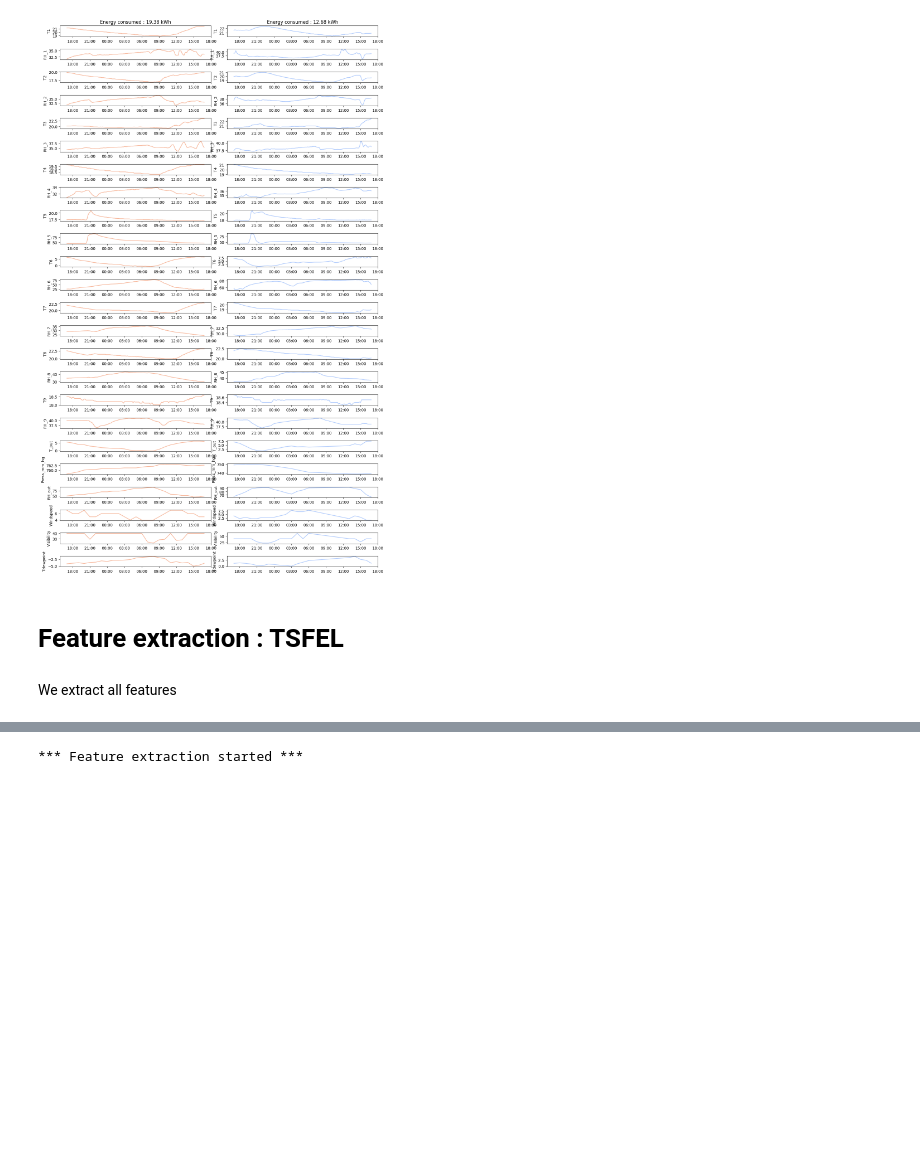
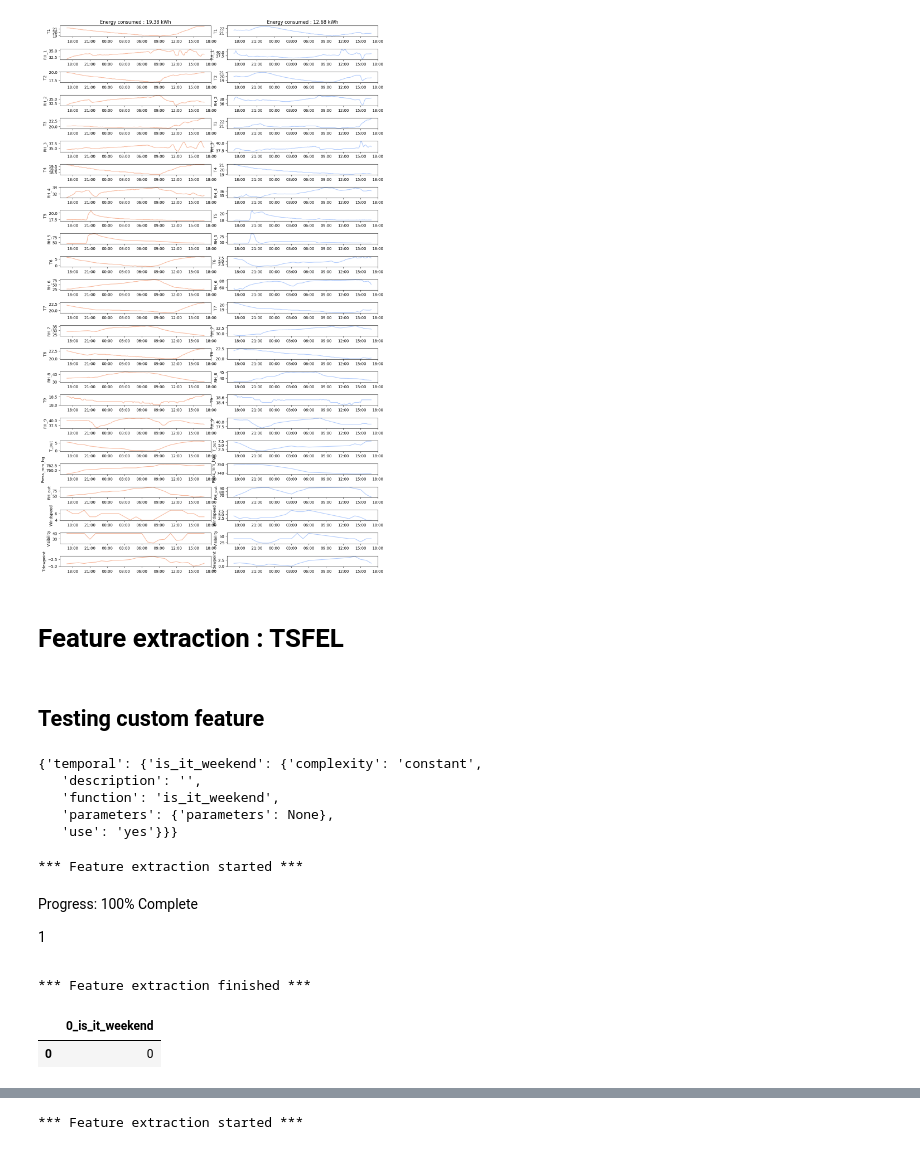
Before and after one commit to nour-m-bouayed/TSFEL_Review, a Jupyter notebook: TSFEL_ExtrinsicRegression.ipynb, the cells around one changed output, grey strips where cells are left out. Cells and saved outputs as stored; diff of their text form; code cells hidden in the pictures; blank space fills up the shorter version.

```diff
--- a/TSFEL_ExtrinsicRegression.ipynb
+++ b/TSFEL_ExtrinsicRegression.ipynb
@@ -100,5 +92,27 @@ for (j,sample) in list(samples.iterrows()):
 [figure]
 # %% [markdown]
 # Feature extraction : TSFEL
-# %% [markdown]
-We extract all features
+# %% [markdown]
+## Testing custom feature
+# %%
+#Custom feature : is_it_weekend
+cfg_custom = tsfel.get_features_by_domain(json_path='custom_code/features.json')
+# cfg_custom['temporal']['is_it_weekend']
+cfg_custom = {'temporal':{'is_it_weekend':cfg_custom['temporal']['is_it_weekend']}}
+# %%
+cfg_custom
+# %% [output]
+{'temporal': {'is_it_weekend': {'complexity': 'constant',
+   'description': '',
+   'function': 'is_it_weekend',
+   'parameters': {'parameters': None},
+   'use': 'yes'}}}
+# %%
+tsfel.time_series_features_extractor(cfg_custom, X_train.iloc[5, 0], fs=fs, features_path='C:\\Users\\TRETEC\\Documents\\MVA\\S1\\[AST]\\TSFEL_Review\\custom_code\\custom_feature.py')
+# %% [output]
+*** Feature extraction started ***
+Progress: 100% Complete
+1
+*** Feature extraction finished ***
+|  | 0_is_it_weekend |
+| 0 | 0 |
```
Also changed, not shown: parts of 54 cells of this notebook, 3 other files.
